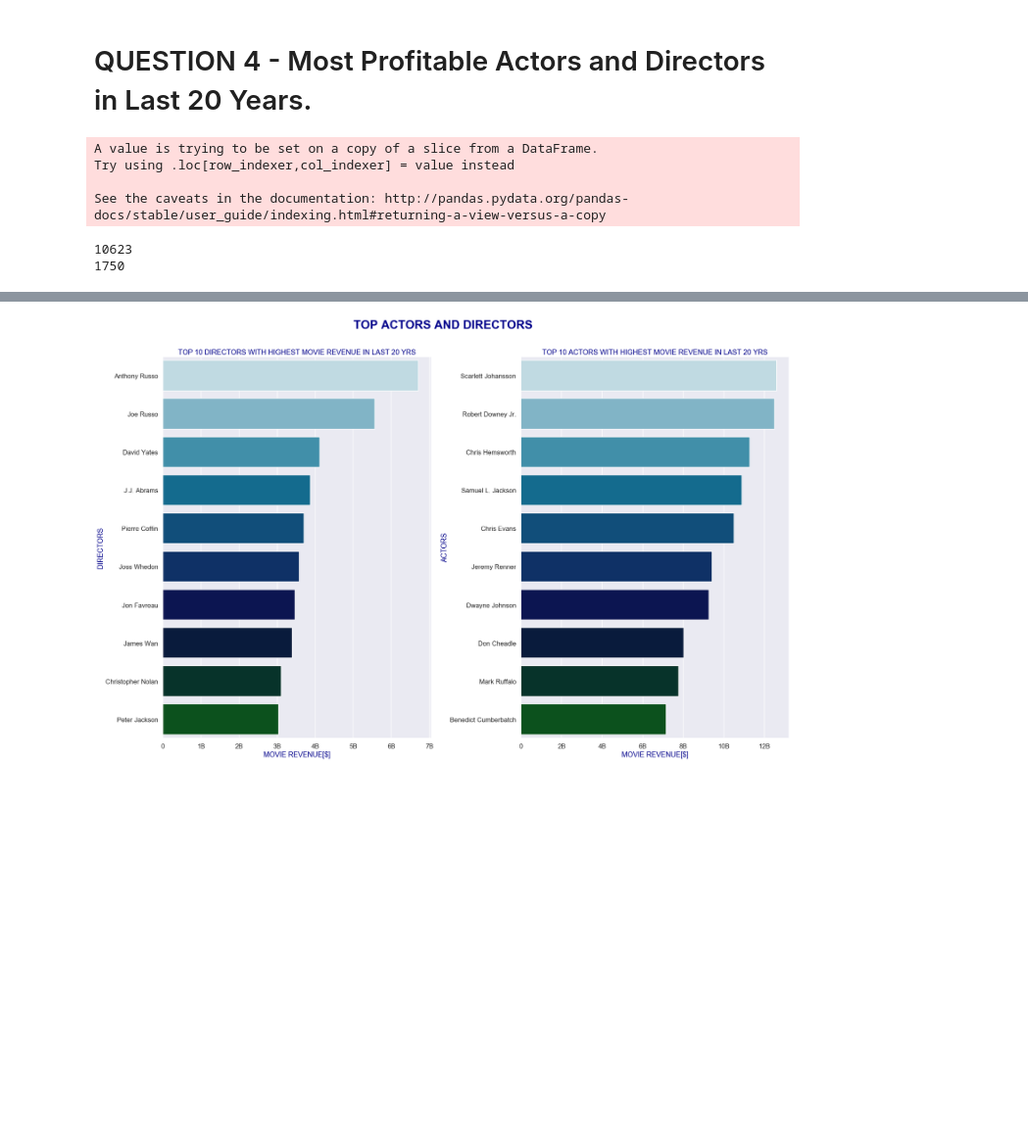
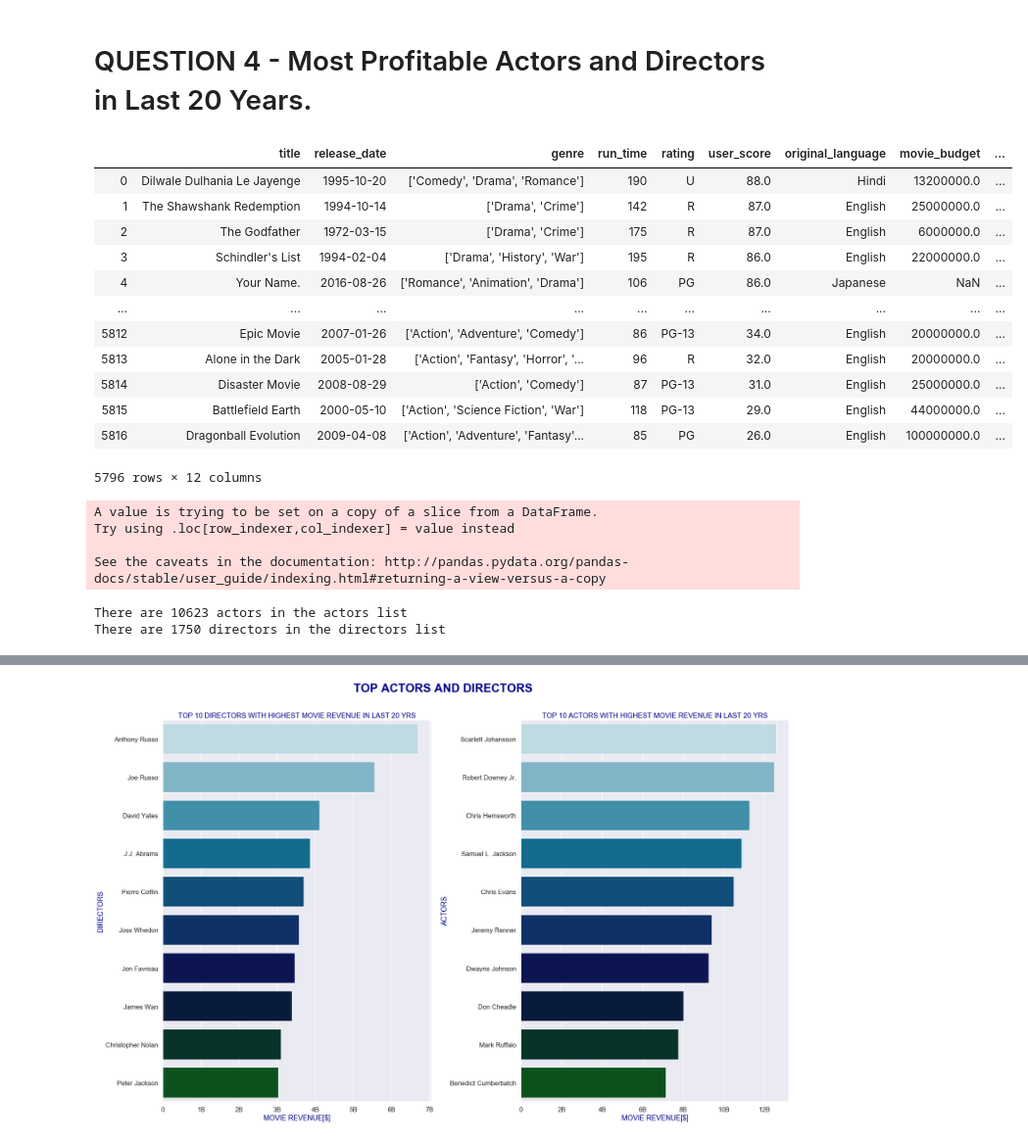
Before and after one commit to gabrieljarosi/dsc-mod-1-project-v2-1-onl01-dtsc-pt-041320, a Jupyter notebook: student.ipynb, the cells around one changed output, grey strips where cells are left out. Shown at 98% size. Drawn from its saved outputs; the diff is of its cells as text; code cells hidden in the pictures; blank space fills up the shorter version.

```diff
--- a/student.ipynb
+++ b/student.ipynb
@@ -823,6 +871,21 @@ plt.show()
 # QUESTION 4 - Most Profitable Actors and Directors in Last 20 Years.
 # %%
 director_df = df.dropna(subset = ['director_list'])
+director_df
+# %% [output]
+|  | title | release_date | genre | run_time | rating | user_score | original_language | movie_budget | ... |
+| 0 | Dilwale Dulhania Le Jayenge | 1995-10-20 | ['Comedy', 'Drama', 'Romance'] | 190 | U | 88.0 | Hindi | 13200000.0 | ... |
+| 1 | The Shawshank Redemption | 1994-10-14 | ['Drama', 'Crime'] | 142 | R | 87.0 | English | 25000000.0 | ... |
+| 2 | The Godfather | 1972-03-15 | ['Drama', 'Crime'] | 175 | R | 87.0 | English | 6000000.0 | ... |
+| 3 | Schindler's List | 1994-02-04 | ['Drama', 'History', 'War'] | 195 | R | 86.0 | English | 22000000.0 | ... |
+| 4 | Your Name. | 2016-08-26 | ['Romance', 'Animation', 'Drama'] | 106 | PG | 86.0 | Japanese | NaN | ... |
+| ... | ... | ... | ... | ... | ... | ... | ... | ... | ... |
+| 5812 | Epic Movie | 2007-01-26 | ['Action', 'Adventure', 'Comedy'] | 86 | PG-13 | 34.0 | English | 20000000.0 | ... |
+| 5813 | Alone in the Dark | 2005-01-28 | ['Action', 'Fantasy', 'Horror', '... | 96 | R | 32.0 | English | 20000000.0 | ... |
+| 5814 | Disaster Movie | 2008-08-29 | ['Action', 'Comedy'] | 87 | PG-13 | 31.0 | English | 25000000.0 | ... |
+| 5815 | Battlefield Earth | 2000-05-10 | ['Action', 'Science Fiction', 'War'] | 118 | PG-13 | 29.0 | English | 44000000.0 | ... |
+| 5816 | Dragonball Evolution | 2009-04-08 | ['Action', 'Adventure', 'Fantasy'... | 85 | PG | 26.0 | English | 100000000.0 | ... |
+5796 rows × 12 columns
 # %%
 #GETTING DECADE FROM MOVIE RELEASE DATE
 df['decade'] = df['release_date'].map(lambda x : (x.year // 10 * 10))
@@ -845,16 +908,16 @@ director_last_20yr_df = director_df[director_df['decade'] > 2000]
 actors_list_3 = list(set(','.join(last_20yr_df['actors']).replace('[','').replace(']','').replace("'",'').replace('"','').split(',')))
 
 #CHECKING LEN OF ACTORS LIST
-print(len(actors_list_3))
+print(f'There are {len(actors_list_3)} actors in the actors list' )
 
 #CREATING A LIST WITH ALL DIRECTOR NAMES FROM LAST 20 YEARS
 directors_list_3 = list(set(','.join(director_last_20yr_df['director_list']).replace('[','').replace(']','').replace("'",'').replace('"','').split(',')))
 
 #CHECKING LEN OF ACTORS LIST
-print(len(directors_list_3))
+print(f'There are {len(directors_list_3)} directors in the directors list')
 # %% [output]
-10623
-1750
+There are 10623 actors in the actors list
+There are 1750 directors in the directors list
 # %%
 #CREATING A SECOND LIST TO REMOVE SPACES AT BEGINING OF ACTOR NAMES
 actors_list_4 = []
```
Also changed, not shown: parts of 44 cells of this notebook, 7 other files.
